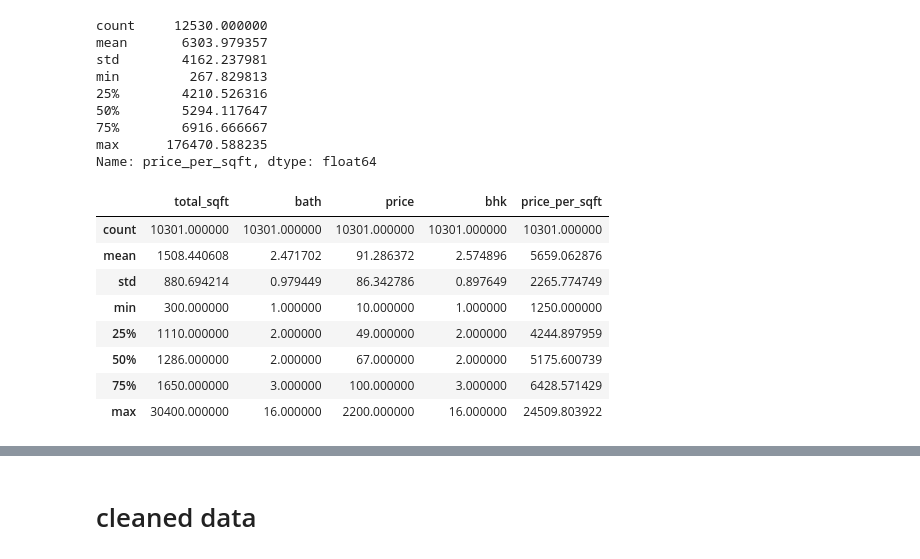
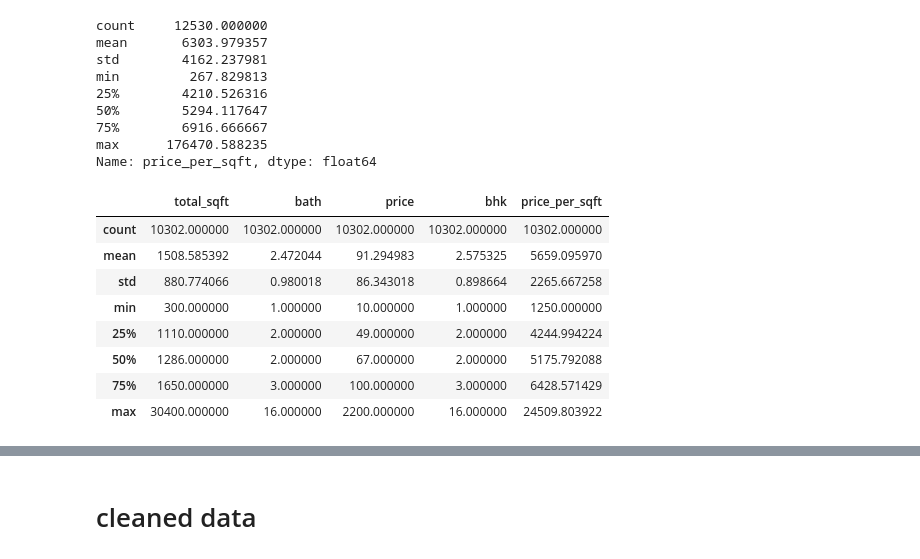
Before and after one commit to khushimalik3122/house-price-predictor-19, a Jupyter notebook: house price predictor (2).ipynb, the cells around one changed output, grey strips where cells are left out. Drawn from its saved outputs; the diff is of its cells as text; code cells hidden in the pictures.

```diff
--- a/house price predictor (2).ipynb
+++ b/house price predictor (2).ipynb
@@ -170,16 +170,18 @@ data['total_sqft'].unique()
 array(['1056', '2600', '1440', ..., '1133 - 1384', '774', '4689'],
       dtype=object)
 # %%
+# Convert total_sqft to float values
 def convertrange(x):
-    temp=x.split('-')
-    if len(temp)==2:
-        return(float(temp[0])+float(temp[1]))/2
     try:
+        tokens = x.split('-')
+        if len(tokens) == 2:
+            return (float(tokens[0]) + float(tokens[1])) / 2
         return float(x)
     except:
         return None
 # %%
-data['total_sqft']=data['total_sqft'].apply(convertrange)
+data['total_sqft'] = data['total_sqft'].apply(convertrange)
+data = data.dropna(subset=['total_sqft'])
 # %%
 data['bhk'].unique()
 # %% [output]
@@ -371,29 +373,26 @@ min         267.829813
 max      176470.588235
 Name: price_per_sqft, dtype: float64
 # %%
+# Remove extreme price per sqft outliers per location
 def remove_outliers_sqft(df):
-    df_output = pd.DataFrame()  # Corrected 'dataframe' to 'DataFrame'
-
+    df_out = pd.DataFrame()
     for key, subdf in df.groupby('location'):
-        n = np.mean(subdf.price_per_sqft)
+        m = np.mean(subdf.price_per_sqft)
         st = np.std(subdf.price_per_sqft)
-
-        # Updated condition to use correct logical operator
-        gen_df = subdf[(subdf.price_per_sqft > (n - st)) & (subdf.price_per_sqft <= (n + st))]
-        df_output = pd.concat([df_output, gen_df], ignore_index=True)
-
-    return df_output
+        gen_df = subdf[(subdf.price_per_sqft > (m - st)) & (subdf.price_per_sqft <= (m + st))]
+        df_out = pd.concat([df_out, gen_df], ignore_index=True)
+    return df_out
 
 data = remove_outliers_sqft(data)
 data.describe()
 # %% [output]
 |  | total_sqft | bath | price | bhk | price_per_sqft |
-| count | 10301.000000 | 10301.000000 | 10301.000000 | 10301.000000 | 10301.000000 |
-| mean | 1508.440608 | 2.471702 | 91.286372 | 2.574896 | 5659.062876 |
-| std | 880.694214 | 0.979449 | 86.342786 | 0.897649 | 2265.774749 |
+| count | 10302.000000 | 10302.000000 | 10302.000000 | 10302.000000 | 10302.000000 |
+| mean | 1508.585392 | 2.472044 | 91.294983 | 2.575325 | 5659.095970 |
+| std | 880.774066 | 0.980018 | 86.343018 | 0.898664 | 2265.667258 |
 | min | 300.000000 | 1.000000 | 10.000000 | 1.000000 | 1250.000000 |
-| 25% | 1110.000000 | 2.000000 | 49.000000 | 2.000000 | 4244.897959 |
-| 50% | 1286.000000 | 2.000000 | 67.000000 | 2.000000 | 5175.600739 |
+| 25% | 1110.000000 | 2.000000 | 49.000000 | 2.000000 | 4244.994224 |
+| 50% | 1286.000000 | 2.000000 | 67.000000 | 2.000000 | 5175.792088 |
 | 75% | 1650.000000 | 3.000000 | 100.000000 | 3.000000 | 6428.571429 |
 | max | 30400.000000 | 16.000000 | 2200.000000 | 16.000000 | 24509.803922 |
 # %%
```
Also changed, not shown: parts of 49 cells of this notebook, 11 other files.
